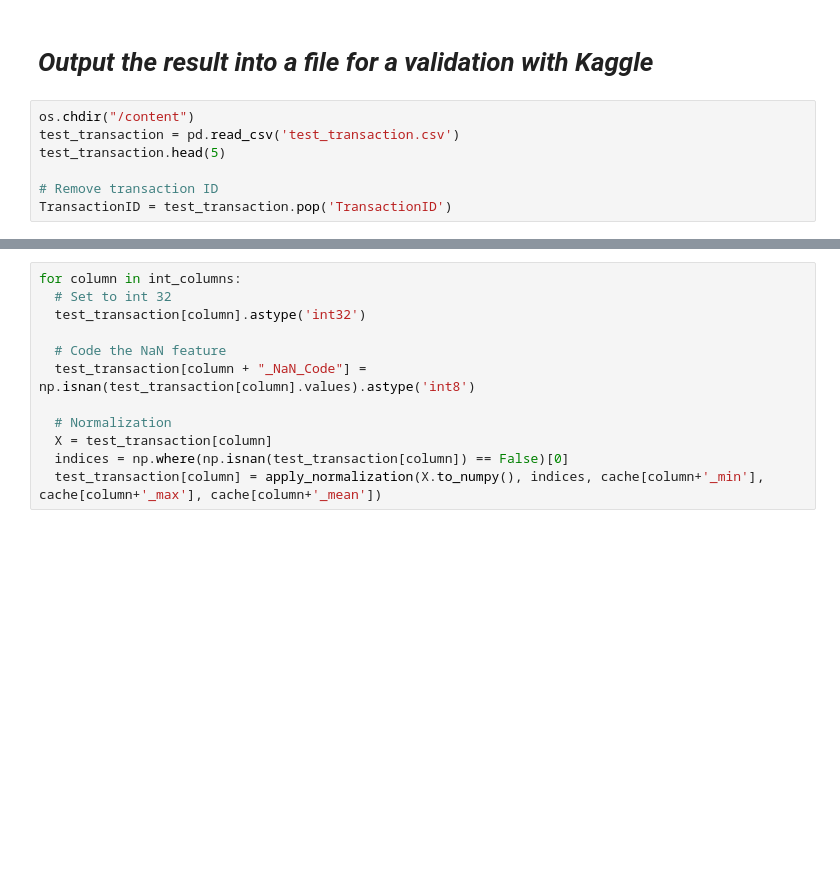
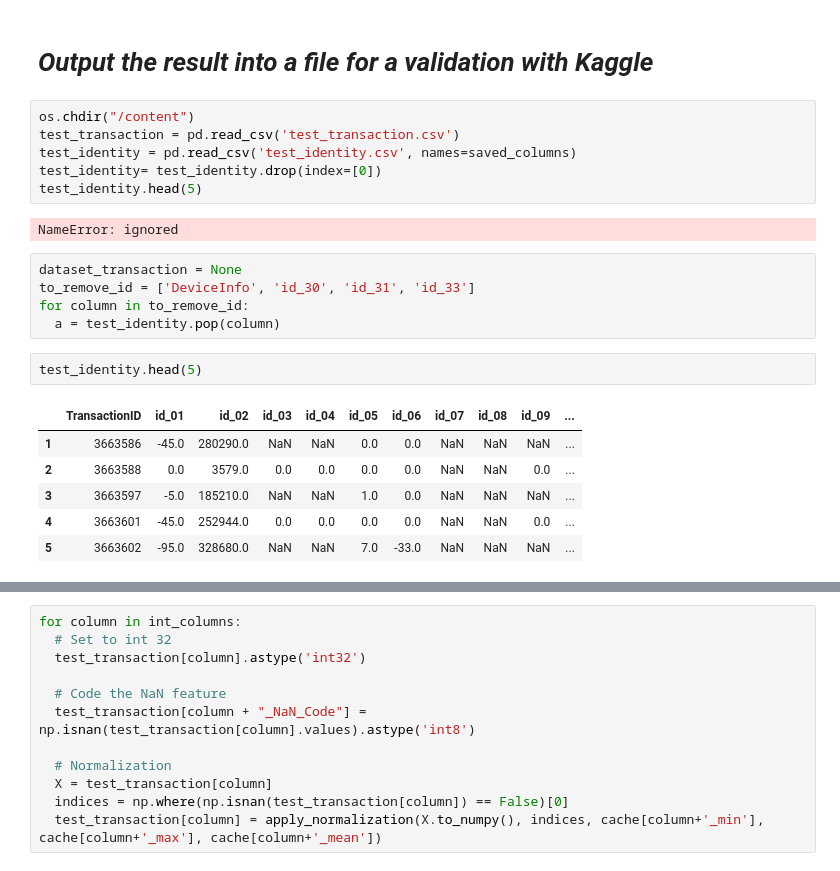
Before and after one commit to aquangnguyen1992/Advanced_Data_Science_Capstone, a Jupyter notebook: Capstone_Project.ipynb, the cells around one changed output, grey strips where cells are left out. Cells and saved outputs as stored; diff of their text form; blank space fills up the shorter version.

```diff
--- a/Capstone_Project.ipynb
+++ b/Capstone_Project.ipynb
@@ -621,7 +697,22 @@ Percentage of Fraud: 3.08% 3.32%
 # %%
 os.chdir("/content")
 test_transaction = pd.read_csv('test_transaction.csv')
-test_transaction.head(5)
-
-# Remove transaction ID
-TransactionID = test_transaction.pop('TransactionID')
+test_identity = pd.read_csv('test_identity.csv', names=saved_columns)
+test_identity= test_identity.drop(index=[0])
+test_identity.head(5)
+# %% [output]
+NameError: ignored
+# %%
+dataset_transaction = None
+to_remove_id = ['DeviceInfo', 'id_30', 'id_31', 'id_33']
+for column in to_remove_id:
+  a = test_identity.pop(column)
+# %%
+test_identity.head(5)
+# %% [output]
+|  | TransactionID | id_01 | id_02 | id_03 | id_04 | id_05 | id_06 | id_07 | id_08 | id_09 | ... |
+| 1 | 3663586 | -45.0 | 280290.0 | NaN | NaN | 0.0 | 0.0 | NaN | NaN | NaN | ... |
+| 2 | 3663588 | 0.0 | 3579.0 | 0.0 | 0.0 | 0.0 | 0.0 | NaN | NaN | 0.0 | ... |
+| 3 | 3663597 | -5.0 | 185210.0 | NaN | NaN | 1.0 | 0.0 | NaN | NaN | NaN | ... |
+| 4 | 3663601 | -45.0 | 252944.0 | 0.0 | 0.0 | 0.0 | 0.0 | NaN | NaN | 0.0 | ... |
+| 5 | 3663602 | -95.0 | 328680.0 | NaN | NaN | 7.0 | -33.0 | NaN | NaN | NaN | ... |
```
Also changed, not shown: parts of 34 cells of this notebook.
